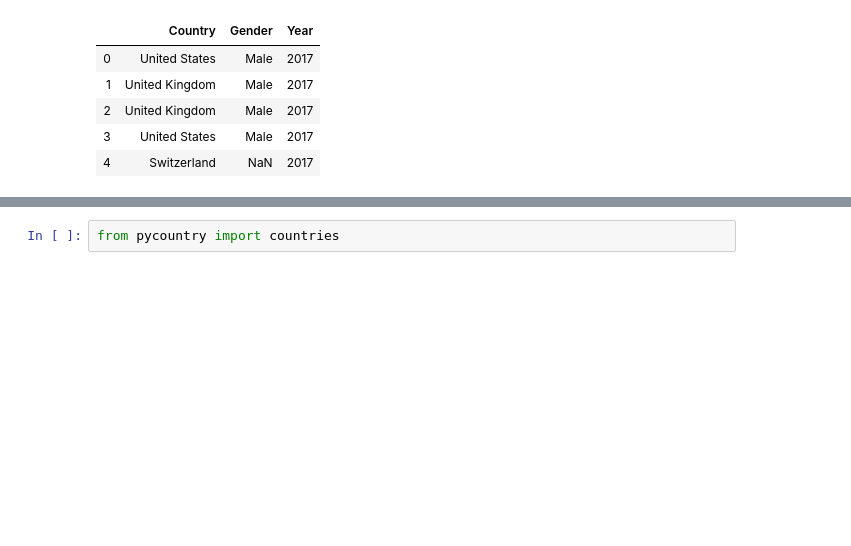
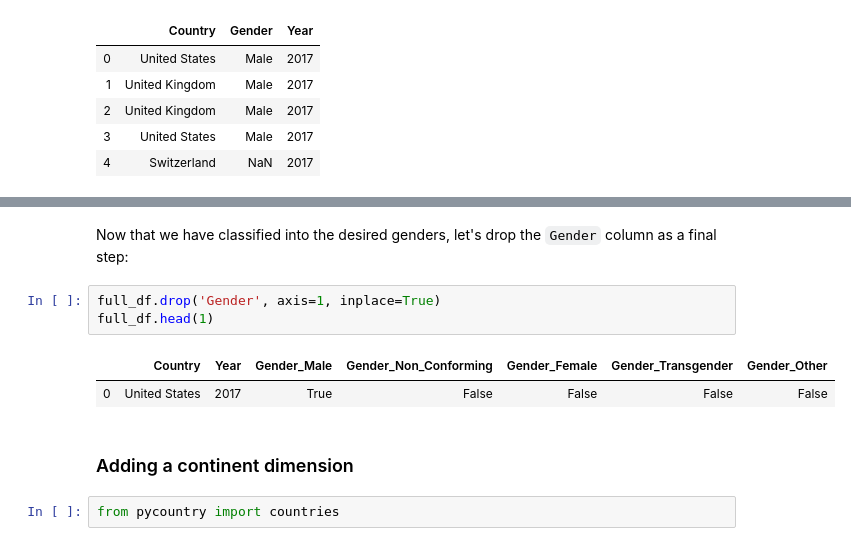
Before and after one commit to ojcastillo/Analysis-StackOverflow-Survey, a Jupyter notebook: Stack Overflow Survey Analysis.ipynb, the cells around one changed output, grey strips where cells are left out. Cells and saved outputs as stored; diff of their text form; blank space fills up the shorter version.

```diff
--- a/Stack Overflow Survey Analysis.ipynb
+++ b/Stack Overflow Survey Analysis.ipynb
@@ -160,3 +244,13 @@ From country we can get continent, and gender we can hopefully use as-is after m
+# %% [markdown]
+Now that we have classified into the desired genders, let's drop the `Gender` column as a final step:
+# %%
+full_df.drop('Gender', axis=1, inplace=True)
+full_df.head(1)
+# %% [output]
+|  | Country | Year | Gender_Male | Gender_Non_Conforming | Gender_Female | Gender_Transgender | Gender_Other |
+| 0 | United States | 2017 | True | False | False | False | False |
+# %% [markdown]
+### Adding a continent dimension
 # %%
 from pycountry import countries
 # %%
```
Also changed, not shown: parts of 13 cells of this notebook.
